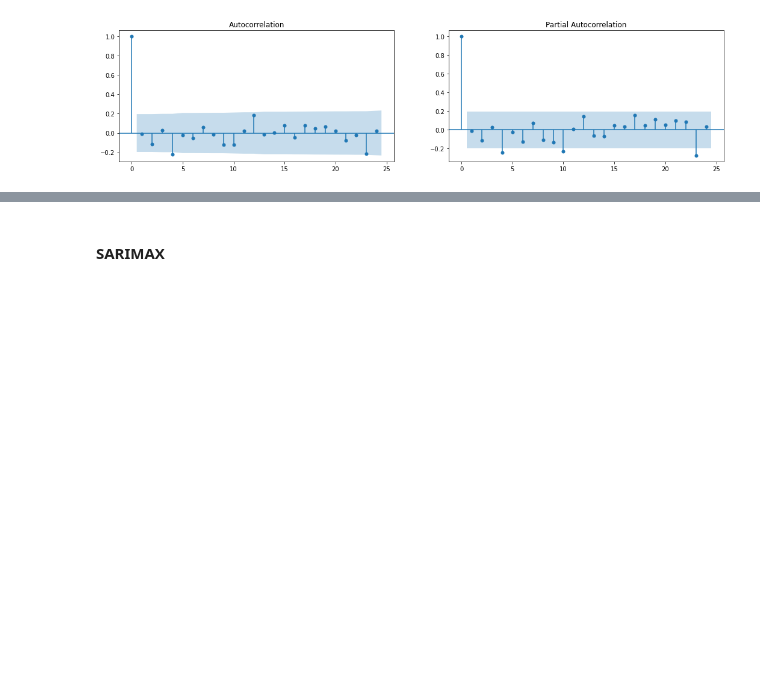
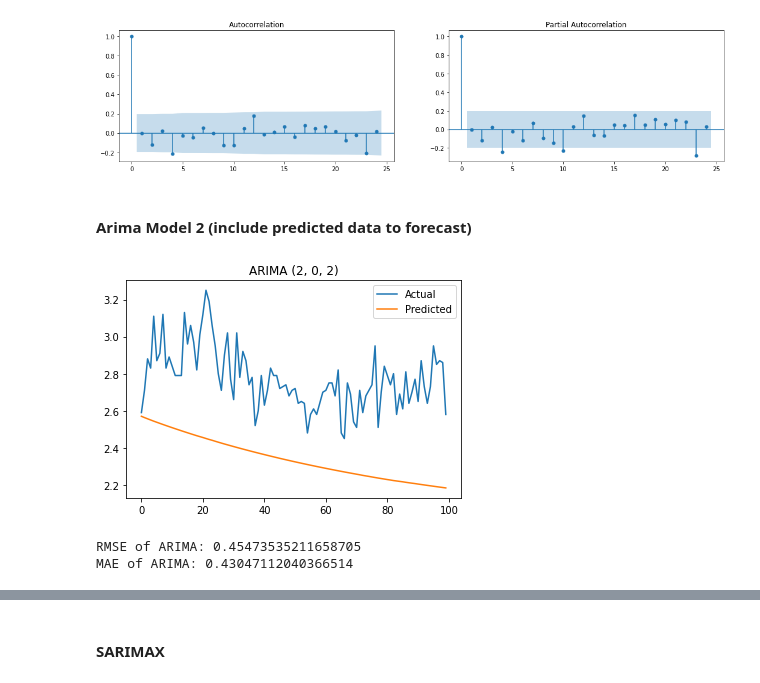
Before and after one commit to jakartaresearch/ocean-wave-prediction, a Jupyter notebook: notebook/13_ARIMA.ipynb, the cells around one changed output, grey strips where cells are left out. Drawn from its saved outputs; the diff is of its cells as text; code cells hidden in the pictures; blank space fills up the shorter version.

Commit message:
updated evaluation metrics

```diff
--- a/notebook/13_ARIMA.ipynb
+++ b/notebook/13_ARIMA.ipynb
@@ -703,3 +728,41 @@ ax1 = plot_acf(residuals, lags=24, ax=ax1)
 ax2 = plot_pacf(residuals, lags=24, ax=ax2)
 # %% [output]
 [figure]
+# %% [markdown]
+#### Arima Model 2 (include predicted data to forecast)
+# %%
+def ArimaModel2(train_data, test_data, arima_order: tuple, steps):
+    """
+    Arima using walk forward validation
+    """
+    history = [x for x in train_data]
+    predictions = list()
+
+    for t in tqdm(range(len(test_data[:steps]))):
+        model = ARIMA(history, order=arima_order).fit()
+        output = model.forecast()
+        yhat = output[0]
+        predictions.append(yhat)
+        history.append(yhat)
+
+    rmse = np.sqrt(mean_squared_error(test_data[:steps],predictions))
+    mae = mean_absolute_error(test_data[:steps],predictions)
+
+    metrics = (rmse, mae)
+
+    return predictions, metrics
+# %%
+pdq = (2,0,2)
+arima_predictions, arima_metrics = ArimaModel2(train.swh.values, test.swh.values, pdq, 100)
+# %%
+plt.plot(test.swh.values[:100], label="Actual")
+plt.plot(arima_predictions, label="Predicted")
+plt.title(f'ARIMA {pdq}')
+plt.legend()
+plt.show()
+print(f"RMSE of ARIMA: {arima_metrics[0]}")
+print(f"MAE of ARIMA: {arima_metrics[1]}")
+# %% [output]
+[figure, added]
+RMSE of ARIMA: 0.45473535211658705
+MAE of ARIMA: 0.43047112040366514
```
Also changed, not shown: parts of 21 cells of this notebook.
